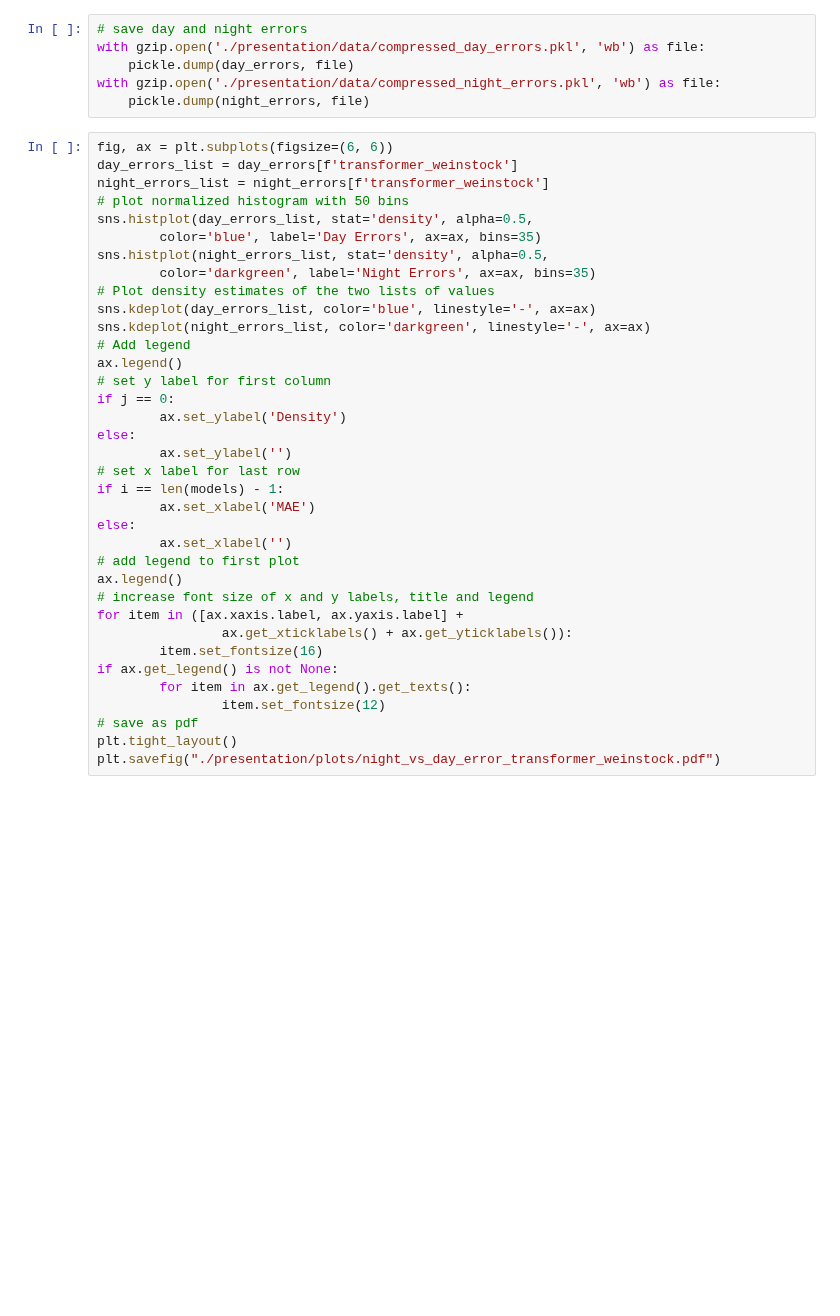
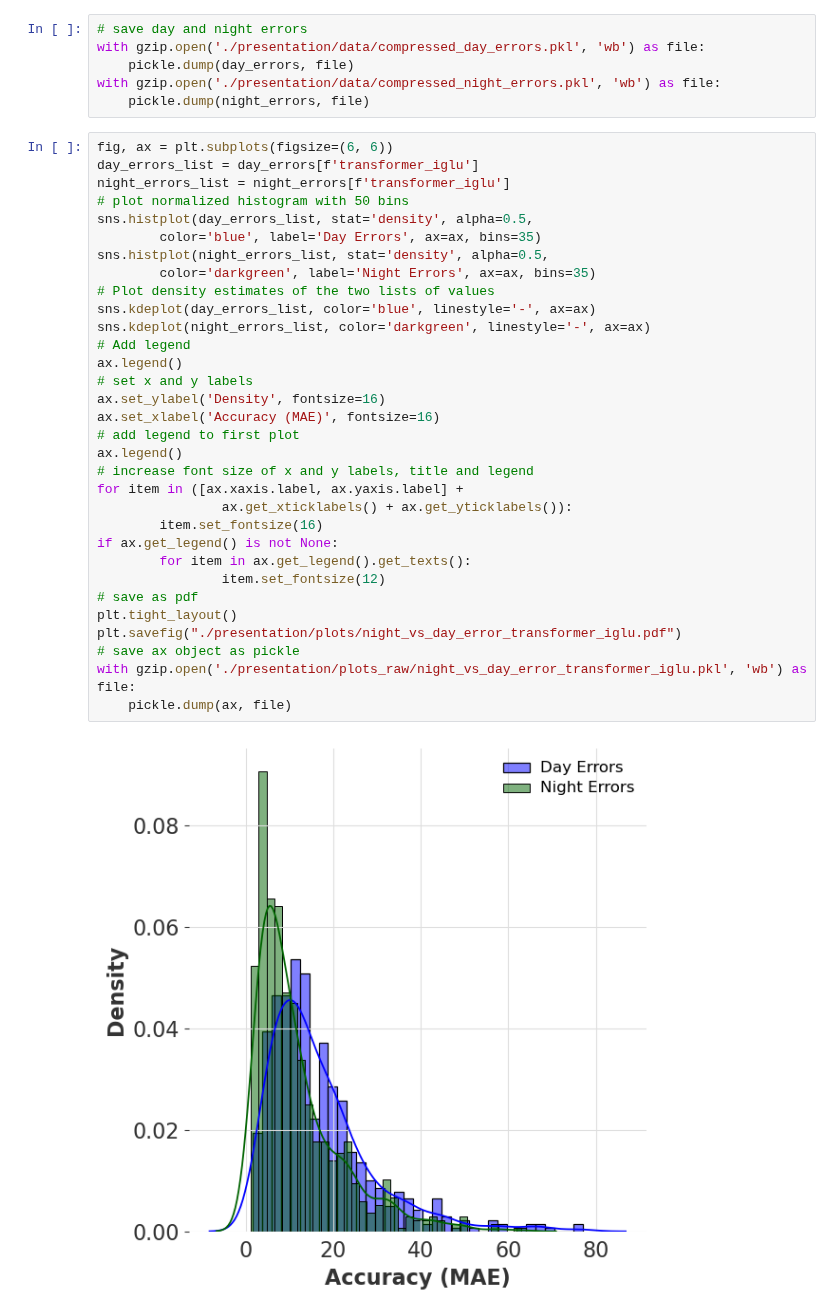
Before and after one commit to IrinaStatsLab/GlucoBench, a Jupyter notebook: presentation/plots.ipynb, the cells around one changed output. Drawn from its saved outputs; the diff is of its cells as text; blank space fills up the shorter version.

```diff
--- a/presentation/plots.ipynb
+++ b/presentation/plots.ipynb
@@ -899,39 +628,37 @@ with gzip.open('./presentation/data/compressed_night_errors.pkl', 'wb') as file:
     pickle.dump(night_errors, file)
 # %%
 fig, ax = plt.subplots(figsize=(6, 6))
-day_errors_list = day_errors[f'transformer_weinstock']
-night_errors_list = night_errors[f'transformer_weinstock']
+day_errors_list = day_errors[f'transformer_iglu']
+night_errors_list = night_errors[f'transformer_iglu']
 # plot normalized histogram with 50 bins
 sns.histplot(day_errors_list, stat='density', alpha=0.5,
         color='blue', label='Day Errors', ax=ax, bins=35)
 sns.histplot(night_errors_list, stat='density', alpha=0.5,
         color='darkgreen', label='Night Errors', ax=ax, bins=35)
 # Plot density estimates of the two lists of values
 sns.kdeplot(day_errors_list, color='blue', linestyle='-', ax=ax)
 sns.kdeplot(night_errors_list, color='darkgreen', linestyle='-', ax=ax)
 # Add legend
 ax.legend()
-# set y label for first column
-if j == 0:
-        ax.set_ylabel('Density')
-else:
-        ax.set_ylabel('')
-# set x label for last row
-if i == len(models) - 1:
-        ax.set_xlabel('MAE')
-else:
-        ax.set_xlabel('')
+# set x and y labels
+ax.set_ylabel('Density', fontsize=16)
+ax.set_xlabel('Accuracy (MAE)', fontsize=16)
 # add legend to first plot
 ax.legend()
 # increase font size of x and y labels, title and legend
 for item in ([ax.xaxis.label, ax.yaxis.label] +
                 ax.get_xticklabels() + ax.get_yticklabels()):
         item.set_fontsize(16)
 if ax.get_legend() is not None:
         for item in ax.get_legend().get_texts():
                 item.set_fontsize(12)
 # save as pdf
 plt.tight_layout()
-plt.savefig("./presentation/plots/night_vs_day_error_transformer_weinstock.pdf")
+plt.savefig("./presentation/plots/night_vs_day_error_transformer_iglu.pdf")
+# save ax object as pickle
+with gzip.open('./presentation/plots_raw/night_vs_day_error_transformer_iglu.pkl', 'wb') as file:
+    pickle.dump(ax, file)
+# %% [output]
+[figure, added]
 # %%
 # plot density and normalized histogram of day / night errors for all models and datasets
```
Also changed, not shown: parts of 11 cells of this notebook, 12 other files.
